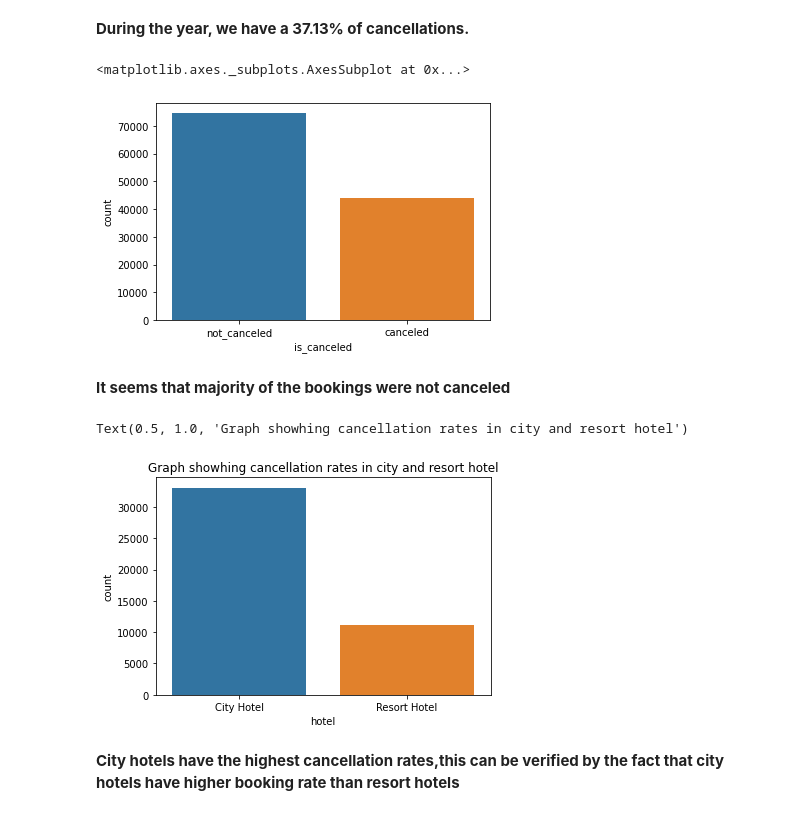
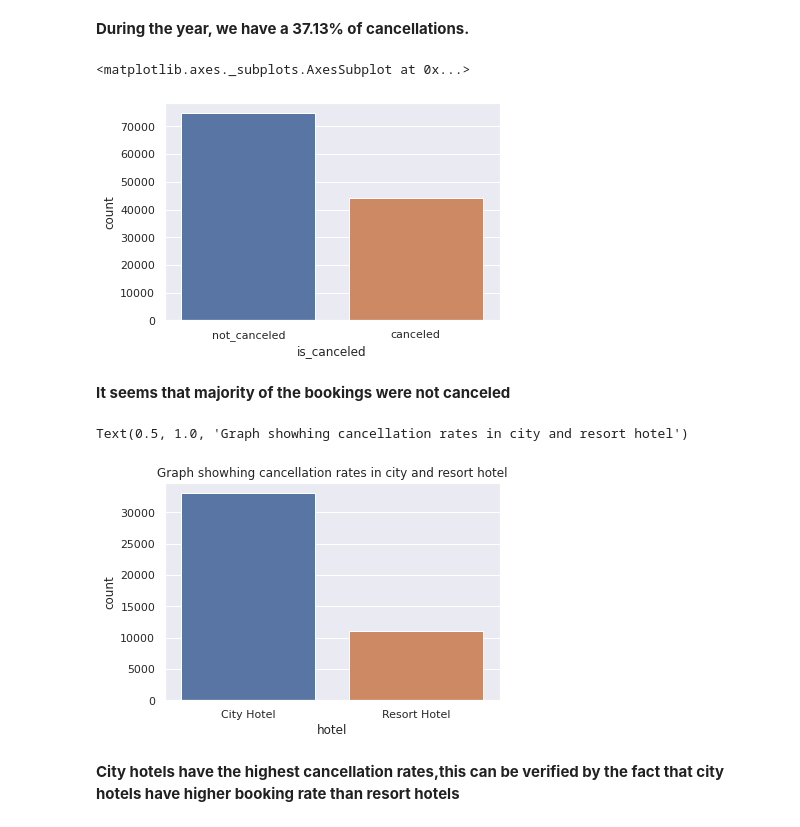
Before and after one commit to praveenbejo95/Hotel-booking-analysis-EDA-, a Jupyter notebook: Hotel_Booking_Analysis_EDA_Capstone_Project.ipynb, the cells around one changed output. Cells and saved outputs as stored; diff of their text form; code cells hidden in the pictures.

```diff
--- a/Hotel_Booking_Analysis_EDA_Capstone_Project.ipynb
+++ b/Hotel_Booking_Analysis_EDA_Capstone_Project.ipynb
@@ -170,11 +171,12 @@ Name: is_canceled, dtype: float64
 # %%
 #Now lets plot this result
 df['is_canceled'] = df.is_canceled.replace([1,0],['canceled','not_canceled'])
 canceled_data = df['is_canceled']
+sns.set_theme(style="darkgrid")
 sns.countplot(canceled_data)
 # %% [output]
 <matplotlib.axes._subplots.AxesSubplot at 0x...>
-[figure, old version]
+[figure, new version]
 # %% [markdown]
 **It seems that majority of the bookings were not canceled**
 # %%
@@ -182,10 +184,11 @@ sns.countplot(canceled_data)
 lst1 = ['is_canceled','hotel']
 type_of_hotel_canceled = df[lst1]
 canceled_hotel = type_of_hotel_canceled[type_of_hotel_canceled['is_canceled'] == 'canceled'].groupby(['hotel']).size().reset_index(name = 'count')
+sns.set_theme(style="darkgrid")
 sns.barplot(data = canceled_hotel, x = 'hotel',y = 'count').set_title('Graph showhing cancellation rates in city and resort hotel')
 # %% [output]
 Text(0.5, 1.0, 'Graph showhing cancellation rates in city and resort hotel')
-[figure, old version]
+[figure, new version]
 # %% [markdown]
 **City hotels have the highest cancellation rates,this can be verified by the fact that city hotels have higher booking rate than resort hotels**
 # %% [markdown]
```
Also changed, not shown: parts of 17 cells of this notebook.
